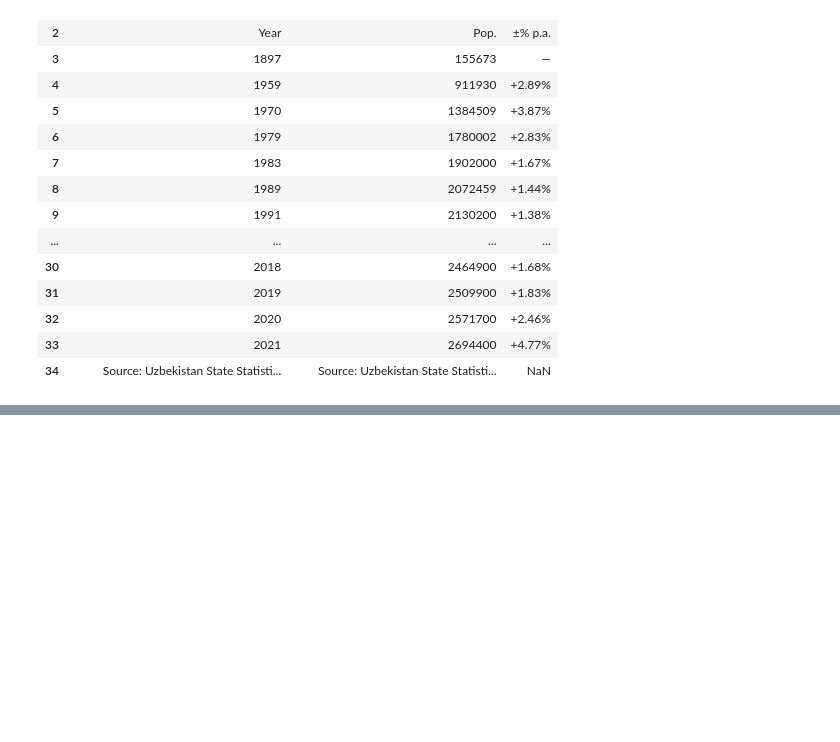
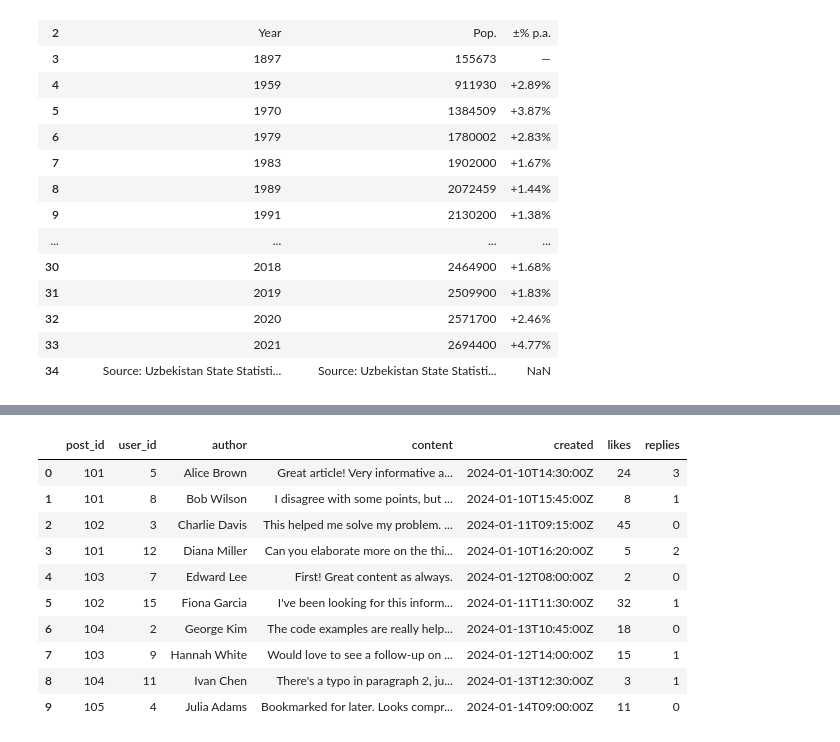
Before and after one commit to Ahmadjon0125/Mohirdev_lessons, a Jupyter notebook: Ma'lumotlarga ishlov berish. Fayllar va ma'lumotlar ombori/1.File.ipynb, the cells around one changed output, grey strips where cells are left out. Saved outputs shown, nothing was run; the diff lists cells and outputs as text; code cells hidden in the pictures; blank space fills up the shorter version.

```diff
--- a/Ma'lumotlarga ishlov berish. Fayllar va ma'lumotlar ombori/1.File.ipynb
+++ b/Ma'lumotlarga ishlov berish. Fayllar va ma'lumotlar ombori/1.File.ipynb
@@ -311,0 +314,3 @@ tashkent[6]
+# %%
+df = pd.read_json('comments.json')
+df
@@ -311,0 +329,15 @@ tashkent[6]
+# %%
+df_new = pd.DataFrame(df['comments'].tolist())
+df_new.drop(['id'],axis=1)
+# %% [output]
+|  | post_id | user_id | author | content | created | likes | replies |
+| 0 | 101 | 5 | Alice Brown | Great article! Very informative a... | 2024-01-10T14:30:00Z | 24 | 3 |
+| 1 | 101 | 8 | Bob Wilson | I disagree with some points, but ... | 2024-01-10T15:45:00Z | 8 | 1 |
+| 2 | 102 | 3 | Charlie Davis | This helped me solve my problem. ... | 2024-01-11T09:15:00Z | 45 | 0 |
+| 3 | 101 | 12 | Diana Miller | Can you elaborate more on the thi... | 2024-01-10T16:20:00Z | 5 | 2 |
+| 4 | 103 | 7 | Edward Lee | First! Great content as always. | 2024-01-12T08:00:00Z | 2 | 0 |
+| 5 | 102 | 15 | Fiona Garcia | I've been looking for this inform... | 2024-01-11T11:30:00Z | 32 | 1 |
+| 6 | 104 | 2 | George Kim | The code examples are really help... | 2024-01-13T10:45:00Z | 18 | 0 |
+| 7 | 103 | 9 | Hannah White | Would love to see a follow-up on ... | 2024-01-12T14:00:00Z | 15 | 1 |
+| 8 | 104 | 11 | Ivan Chen | There's a typo in paragraph 2, ju... | 2024-01-13T12:30:00Z | 3 | 1 |
+| 9 | 105 | 4 | Julia Adams | Bookmarked for later. Looks compr... | 2024-01-14T09:00:00Z | 11 | 0 |
```
Also changed, not shown: parts of 2 cells of this notebook, 3 other files.
